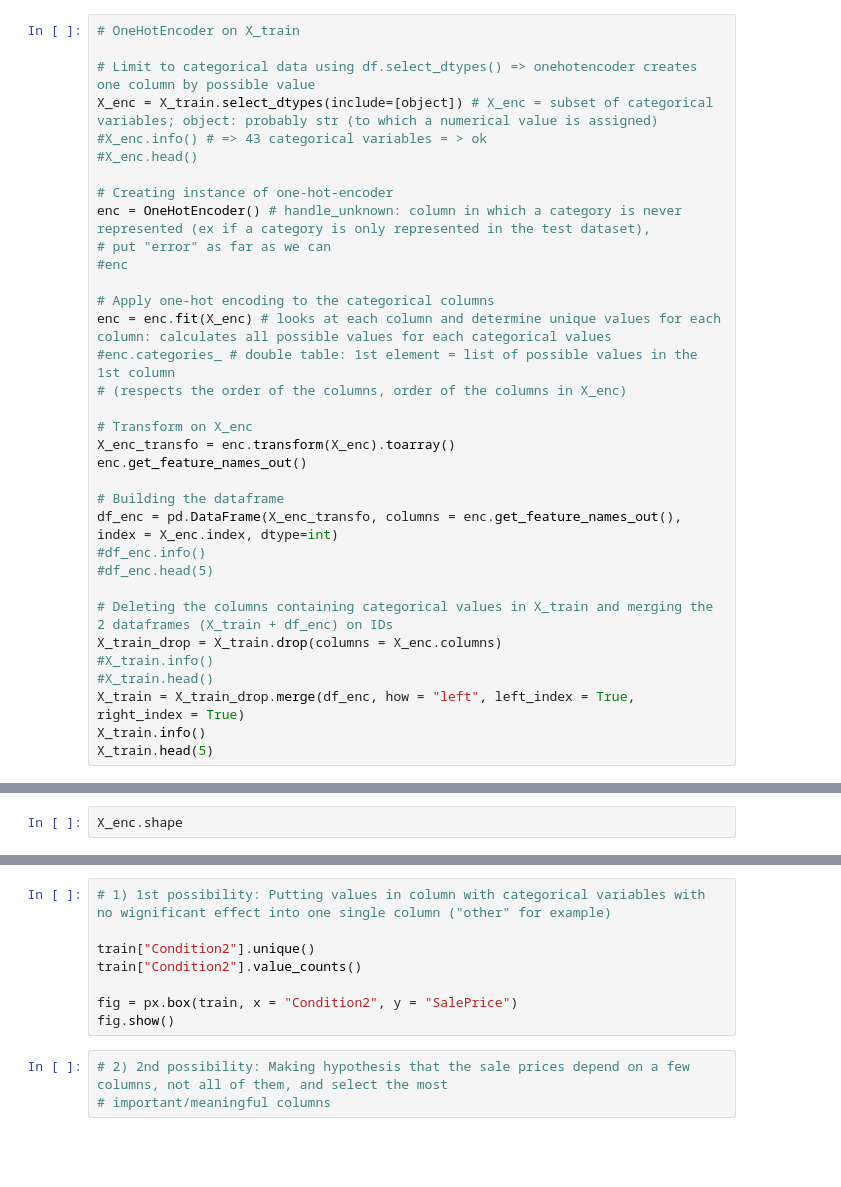
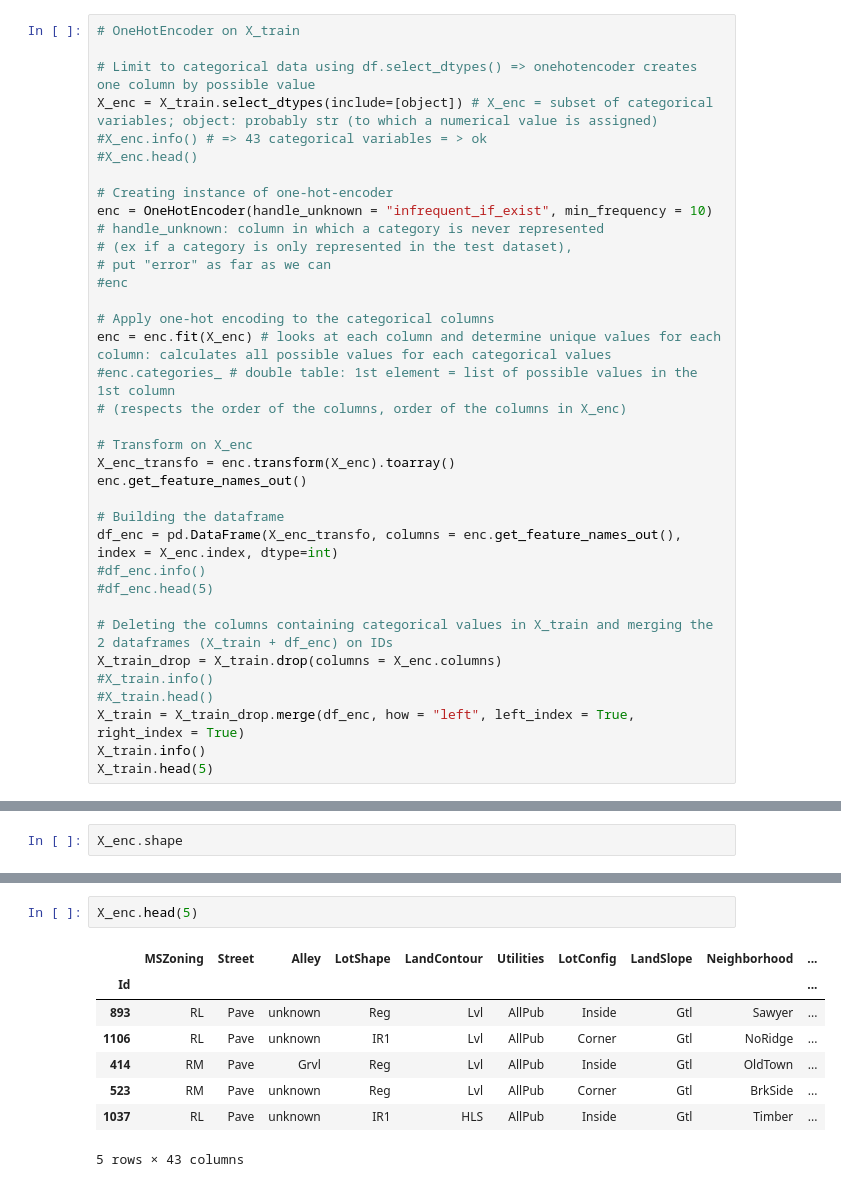
Before and after one commit to chloea31/machine_learning, a Jupyter notebook: notebooks/house_prices.ipynb, the cells around one changed output, grey strips where cells are left out. Saved outputs shown, nothing was run; the diff lists cells and outputs as text; blank space fills up the shorter version.

```diff
--- a/notebooks/house_prices.ipynb
+++ b/notebooks/house_prices.ipynb
@@ -393,7 +352,8 @@ X_enc = X_train.select_dtypes(include=[object]) # X_enc = subset of categorical
 #X_enc.head()
 
 # Creating instance of one-hot-encoder
-enc = OneHotEncoder() # handle_unknown: column in which a category is never represented (ex if a category is only represented in the test dataset),
+enc = OneHotEncoder(handle_unknown = "infrequent_if_exist", min_frequency = 10) # handle_unknown: column in which a category is never represented
+# (ex if a category is only represented in the test dataset),
 # put "error" as far as we can
 #enc
 
@@ -490,11 +515,11 @@ X_enc.info()
-# %%
-# 1) 1st possibility: Putting values in column with categorical variables with no wignificant effect into one single column ("other" for example)
-
-train["Condition2"].unique()
-train["Condition2"].value_counts()
-
-fig = px.box(train, x = "Condition2", y = "SalePrice")
-fig.show()
 # %%
-# 2) 2nd possibility: Making hypothesis that the sale prices depend on a few columns, not all of them, and select the most
-# important/meaningful columns
+X_enc.head(5)
+# %% [output]
+|  | MSZoning | Street | Alley | LotShape | LandContour | Utilities | LotConfig | LandSlope | Neighborhood | ... |
+| Id |  |  |  |  |  |  |  |  |  | ... |
+| 893 | RL | Pave | unknown | Reg | Lvl | AllPub | Inside | Gtl | Sawyer | ... |
+| 1106 | RL | Pave | unknown | IR1 | Lvl | AllPub | Corner | Gtl | NoRidge | ... |
+| 414 | RM | Pave | Grvl | Reg | Lvl | AllPub | Inside | Gtl | OldTown | ... |
+| 523 | RM | Pave | unknown | Reg | Lvl | AllPub | Corner | Gtl | BrkSide | ... |
+| 1037 | RL | Pave | unknown | IR1 | HLS | AllPub | Inside | Gtl | Timber | ... |
+5 rows × 43 columns
```
Also changed, not shown: parts of 9 cells of this notebook.
